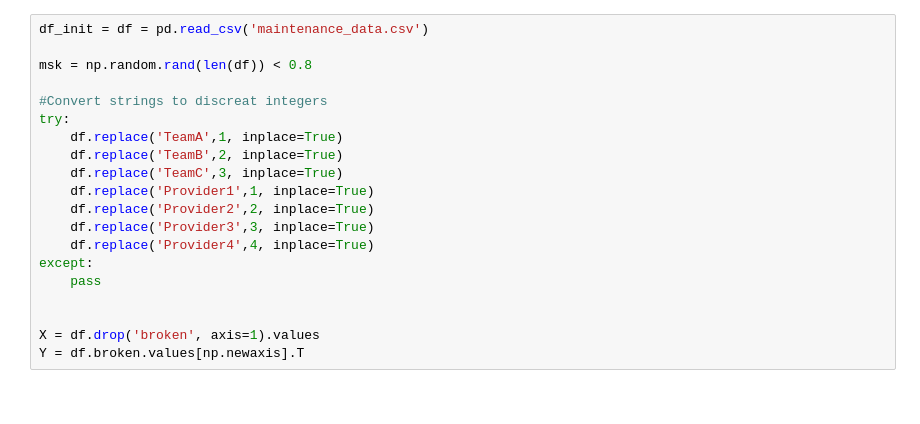
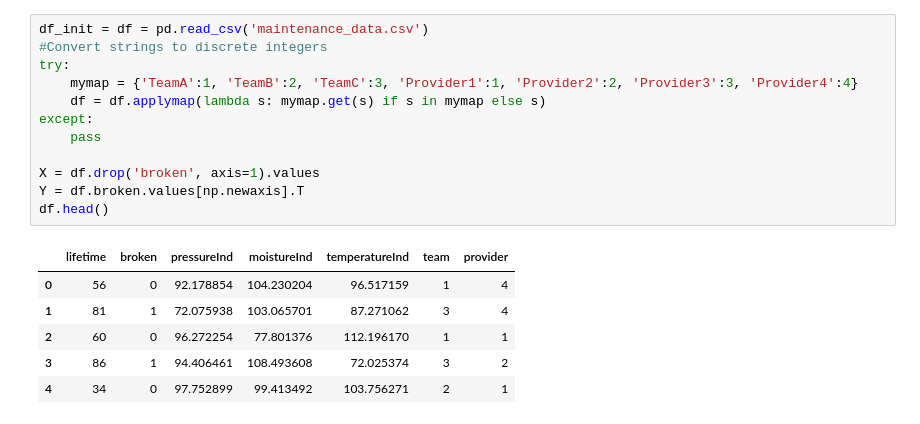
Before and after one commit to sgez/MLAI, a Jupyter notebook: Session I/datasets/maintenance/02_Maintenance_Keras.ipynb, the cells around one changed output. Drawn from its saved outputs; the diff is of its cells as text.

```diff
--- a/Session I/datasets/maintenance/02_Maintenance_Keras.ipynb
+++ b/Session I/datasets/maintenance/02_Maintenance_Keras.ipynb
@@ -30,23 +26,22 @@ Loading BokehJS ...
 # %%
 df_init = df = pd.read_csv('maintenance_data.csv')
-
-msk = np.random.rand(len(df)) < 0.8
-
-#Convert strings to discreat integers
+#Convert strings to discrete integers
 try:
-    df.replace('TeamA',1, inplace=True)
-    df.replace('TeamB',2, inplace=True)
-    df.replace('TeamC',3, inplace=True)
-    df.replace('Provider1',1, inplace=True)
-    df.replace('Provider2',2, inplace=True)
-    df.replace('Provider3',3, inplace=True)
-    df.replace('Provider4',4, inplace=True)
+    mymap = {'TeamA':1, 'TeamB':2, 'TeamC':3, 'Provider1':1, 'Provider2':2, 'Provider3':3, 'Provider4':4}
+    df = df.applymap(lambda s: mymap.get(s) if s in mymap else s)
 except:
     pass
 
-
 X = df.drop('broken', axis=1).values
 Y = df.broken.values[np.newaxis].T
+df.head()
+# %% [output]
+|  | lifetime | broken | pressureInd | moistureInd | temperatureInd | team | provider |
+| 0 | 56 | 0 | 92.178854 | 104.230204 | 96.517159 | 1 | 4 |
+| 1 | 81 | 1 | 72.075938 | 103.065701 | 87.271062 | 3 | 4 |
+| 2 | 60 | 0 | 96.272254 | 77.801376 | 112.196170 | 1 | 1 |
+| 3 | 86 | 1 | 94.406461 | 108.493608 | 72.025374 | 3 | 2 |
+| 4 | 34 | 0 | 97.752899 | 99.413492 | 103.756271 | 2 | 1 |
 # %%
 model = Sequential()
 
```
Also changed, not shown: parts of 2 cells of this notebook.
